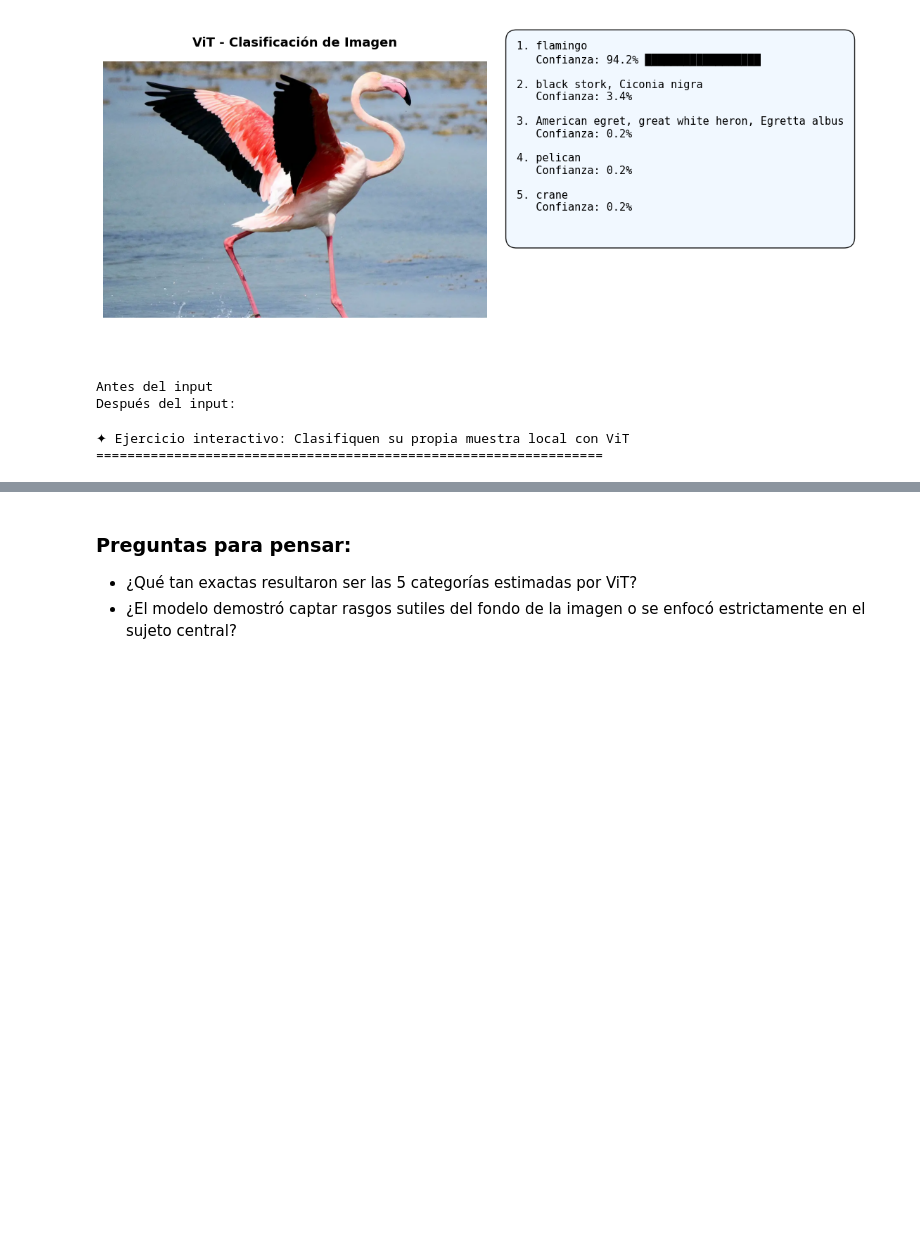
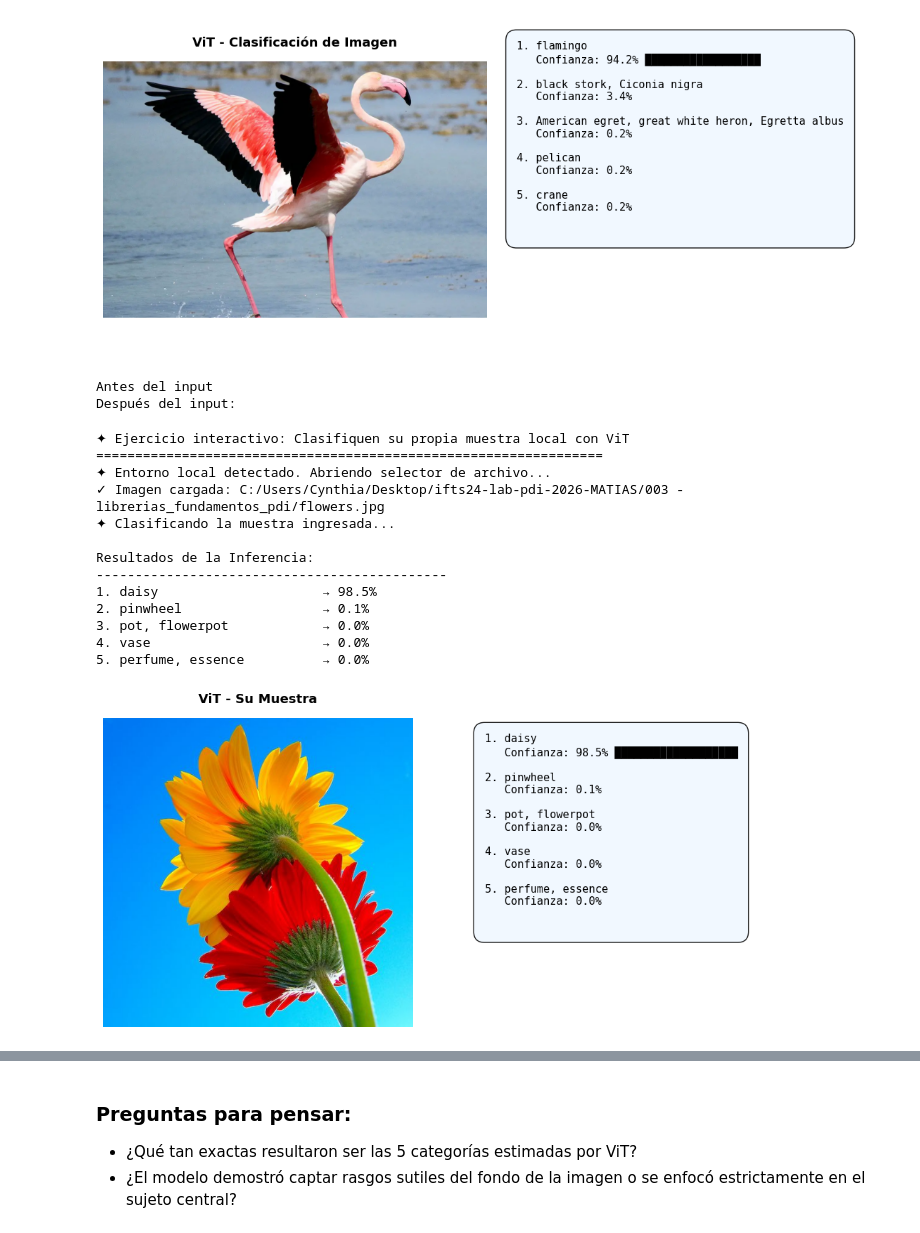
Before and after one commit to mattbarreto/ifts24-lab-pdi-2026, a Jupyter notebook: 007 - redes_neuronales_parte_2/07_Modelos_Preentrenados_HuggingFace.ipynb, the cells around one changed output, grey strips where cells are left out. Saved outputs shown, nothing was run; the diff lists cells and outputs as text; code cells hidden in the pictures; blank space fills up the shorter version.

```diff
--- a/007 - redes_neuronales_parte_2/07_Modelos_Preentrenados_HuggingFace.ipynb
+++ b/007 - redes_neuronales_parte_2/07_Modelos_Preentrenados_HuggingFace.ipynb
@@ -259,33 +260,45 @@ Después del input:
 # %%
 print('✦ Ejercicio interactivo: Clasifiquen su propia muestra local con ViT')
 print('=' * 65)
 
 confirmacion = input('¿Quieren subir una imagen desde su entorno local? (s/n): ').lower()
 
-# if confirmacion == 's':
-#     imagen_usuario = cargar_imagen_local()
+if confirmacion == 's':
+    imagen_usuario = cargar_imagen_local()
 
-#     if imagen_usuario:
-#         print('✦ Clasificando la muestra ingresada...')
-#         predicciones_usuario = clasificador_vit(imagen_usuario)
+    if imagen_usuario:
+        print('✦ Clasificando la muestra ingresada...')
+        predicciones_usuario = clasificador_vit(imagen_usuario)
 
-#         print('\nResultados de la Inferencia:')
-#         print('-' * 45)
-#         primeras_cinco = predicciones_usuario[:5]
-#         for i in range(len(primeras_cinco)):
-#             numero = i + 1
-#             prediccion = primeras_cinco[i]
-#             etiqueta = prediccion["label"]
-#             confianza = prediccion["score"]
-#             porcentaje = f'{confianza:.1%}'
-#             print(f'{numero}. {etiqueta:25s} → {porcentaje}')
+        print('\nResultados de la Inferencia:')
+        print('-' * 45)
+        primeras_cinco = predicciones_usuario[:5]
+        for i in range(len(primeras_cinco)):
+            numero = i + 1
+            prediccion = primeras_cinco[i]
+            etiqueta = prediccion["label"]
+            confianza = prediccion["score"]
+            porcentaje = f'{confianza:.1%}'
+            print(f'{numero}. {etiqueta:25s} → {porcentaje}')
 
-#         mostrar_resultados(imagen_usuario, predicciones_usuario, 'ViT - Su Muestra')
-# else:
-#     print('✦ Excelente. Continuemos con el siguiente modelo multimodal.')
+        mostrar_resultados(imagen_usuario, predicciones_usuario, 'ViT - Su Muestra')
+else:
+    print('✦ Excelente. Continuemos con el siguiente modelo multimodal.')
 # %% [output]
 ✦ Ejercicio interactivo: Clasifiquen su propia muestra local con ViT
 =================================================================
+✦ Entorno local detectado. Abriendo selector de archivo...
+✓ Imagen cargada: C:/Users/Cynthia/Desktop/ifts24-lab-pdi-2026-MATIAS/003 - librerias_fundamentos_pdi/flowers.jpg
+✦ Clasificando la muestra ingresada...
+
+Resultados de la Inferencia:
+---------------------------------------------
+1. daisy                     → 98.5%
+2. pinwheel                  → 0.1%
+3. pot, flowerpot            → 0.0%
+4. vase                      → 0.0%
+5. perfume, essence          → 0.0%
+[figure, added]
 # %%
 print('✦ Ejercicio interactivo: Definan sus propias categorías y evalúen con CLIP')
 print('=' * 75)
```
Also changed, not shown: parts of 10 cells of this notebook, 15 other files.
